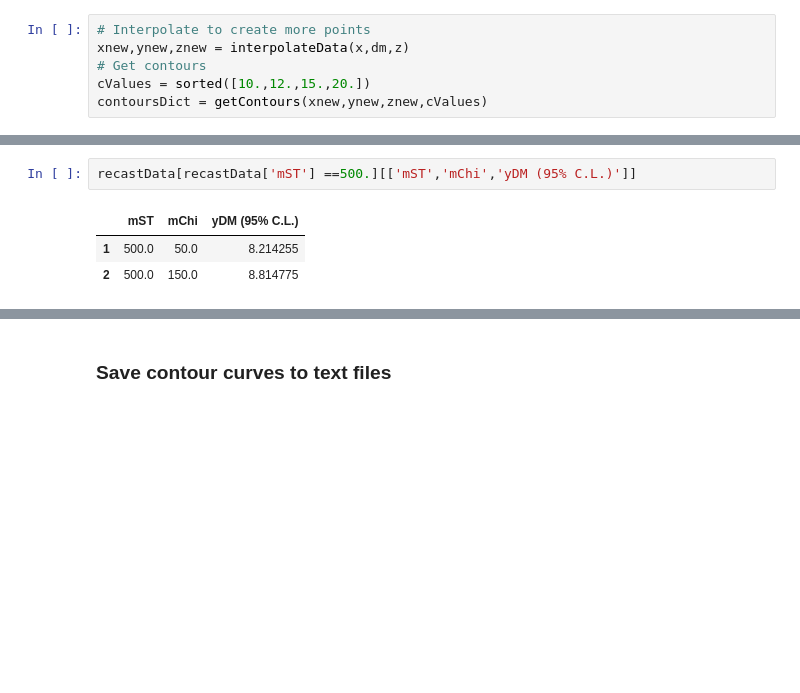
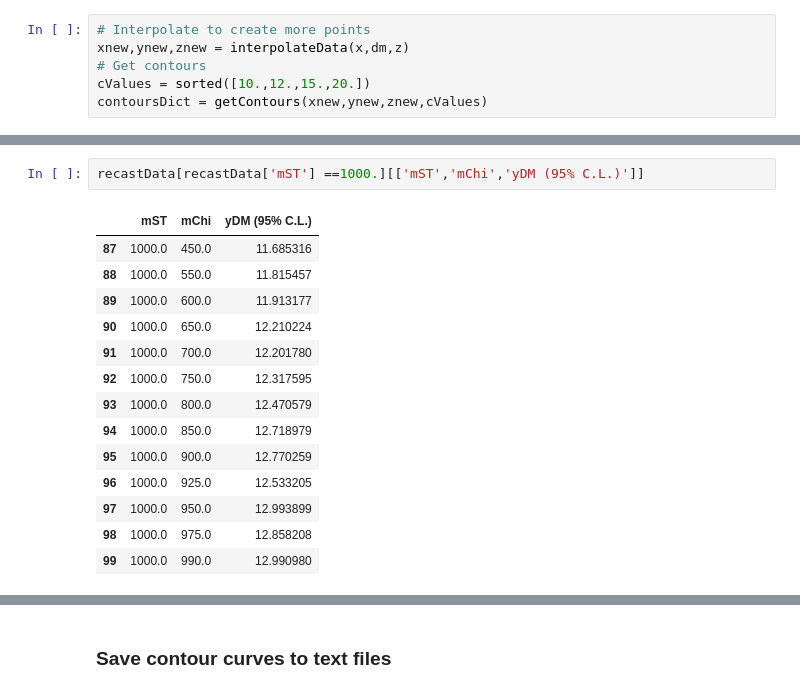
Before and after one commit to andlessa/SMStoEFT, a Jupyter notebook: notebooks/constraints/plotExclusion-CMS_mtt-1loop.ipynb, the cells around one changed output, grey strips where cells are left out. Drawn from its saved outputs; the diff is of its cells as text; blank space fills up the shorter version.

```diff
--- a/notebooks/constraints/plotExclusion-CMS_mtt-1loop.ipynb
+++ b/notebooks/constraints/plotExclusion-CMS_mtt-1loop.ipynb
@@ -75,9 +87,20 @@ recastData[recastData['mST'] ==600.][['mST','mChi','yDM (95% C.L.)']]
 # %%
-recastData[recastData['mST'] ==500.][['mST','mChi','yDM (95% C.L.)']]
+recastData[recastData['mST'] ==1000.][['mST','mChi','yDM (95% C.L.)']]
 # %% [output]
 |  | mST | mChi | yDM (95% C.L.) |
-| 1 | 500.0 | 50.0 | 8.214255 |
-| 2 | 500.0 | 150.0 | 8.814775 |
+| 87 | 1000.0 | 450.0 | 11.685316 |
+| 88 | 1000.0 | 550.0 | 11.815457 |
+| 89 | 1000.0 | 600.0 | 11.913177 |
+| 90 | 1000.0 | 650.0 | 12.210224 |
+| 91 | 1000.0 | 700.0 | 12.201780 |
+| 92 | 1000.0 | 750.0 | 12.317595 |
+| 93 | 1000.0 | 800.0 | 12.470579 |
+| 94 | 1000.0 | 850.0 | 12.718979 |
+| 95 | 1000.0 | 900.0 | 12.770259 |
+| 96 | 1000.0 | 925.0 | 12.533205 |
+| 97 | 1000.0 | 950.0 | 12.993899 |
+| 98 | 1000.0 | 975.0 | 12.858208 |
+| 99 | 1000.0 | 990.0 | 12.990980 |
 # %%
 plt.figure(figsize=(6,4))
 plt.imshow(znew.T, extent=[x.min(),x.max(), dm.min(), dm.max()], origin='lower',
```
Also changed, not shown: parts of 4 cells of this notebook, 7 other files.
